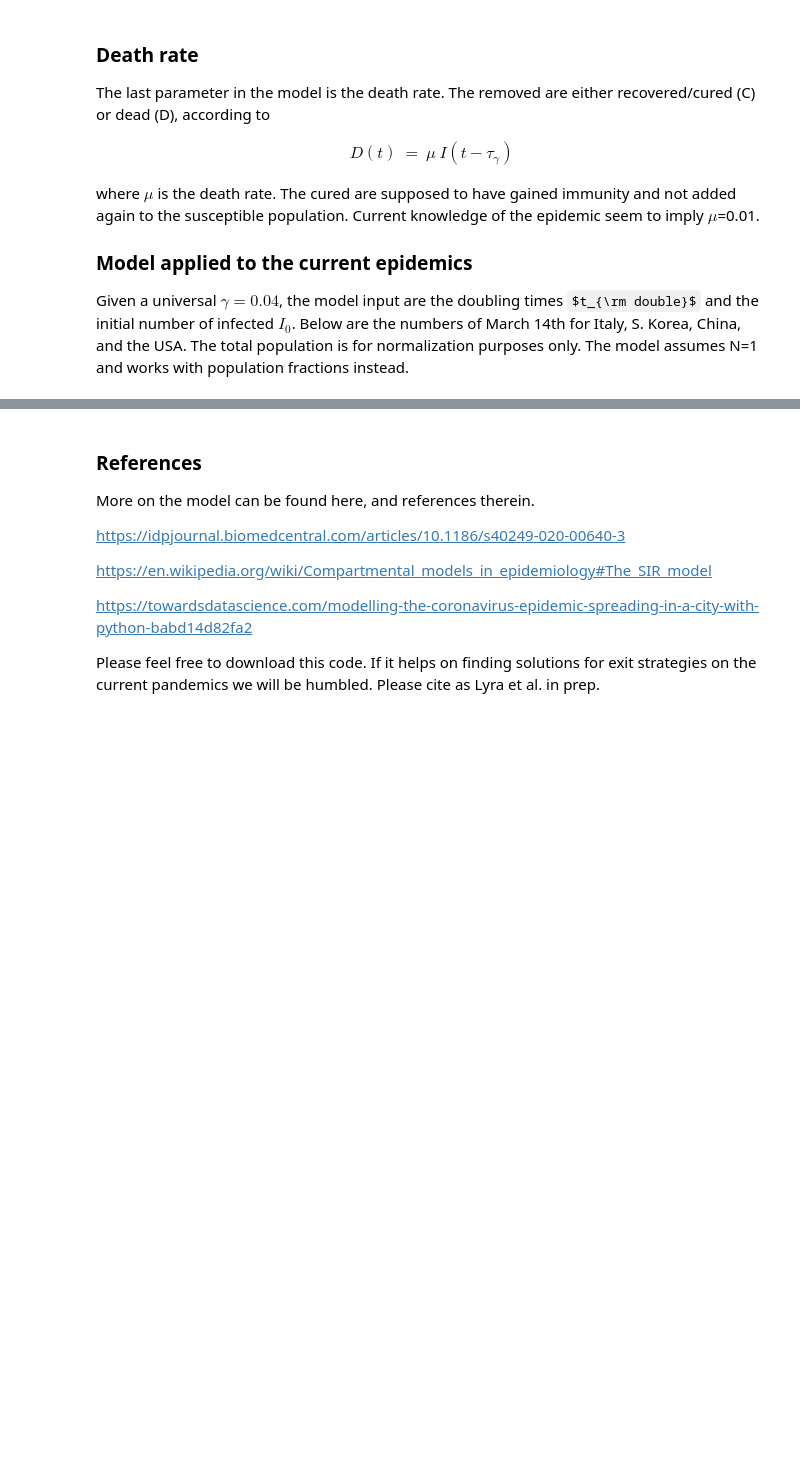
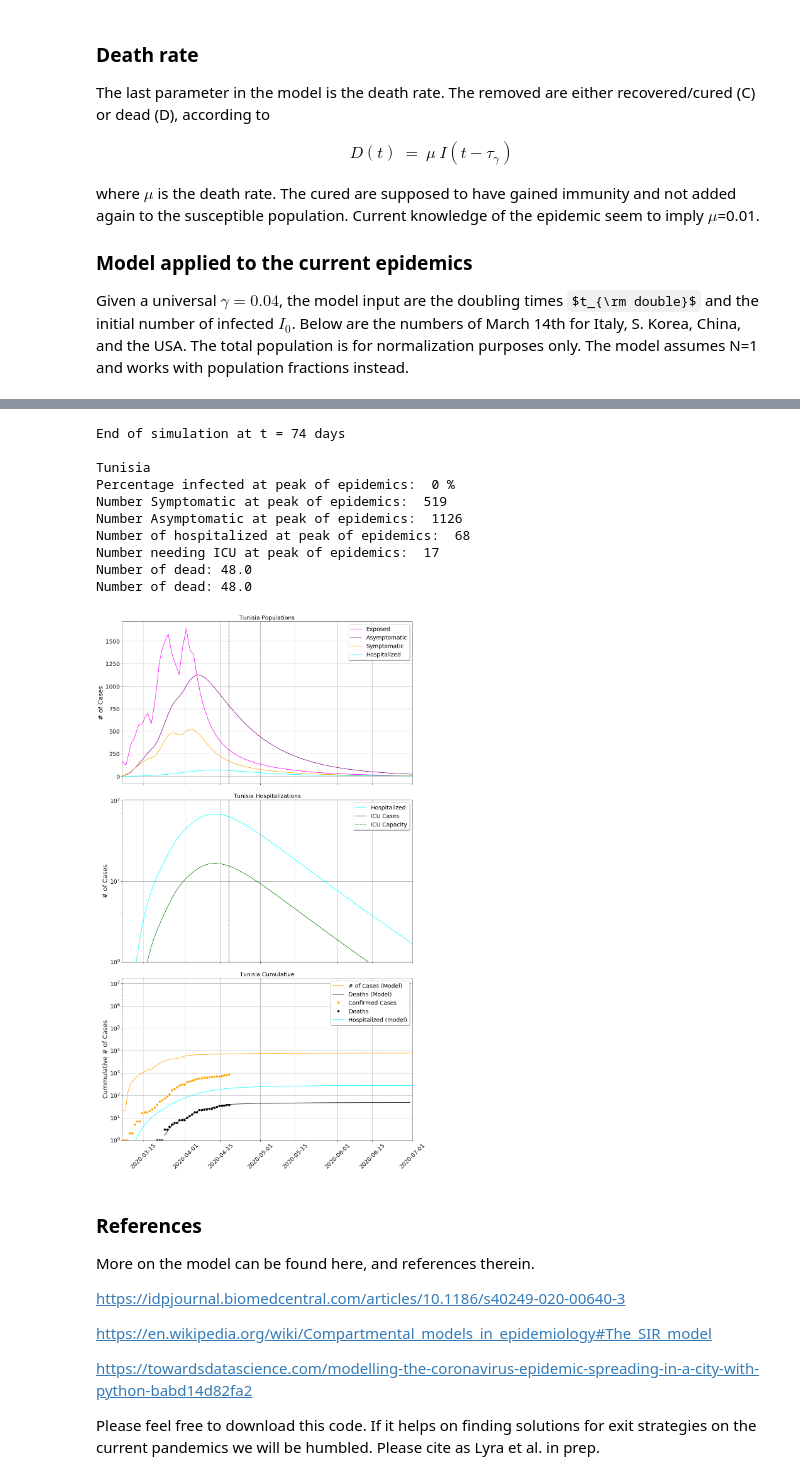
Before and after one commit to wlyra/covid19, a Jupyter notebook: covid19_SEIR.ipynb, the cells around one changed output, grey strips where cells are left out. Cells and saved outputs as stored; diff of their text form; code cells hidden in the pictures; some formulas as TeX source; blank space fills up the shorter version.

```diff
--- a/covid19_SEIR.ipynb
+++ b/covid19_SEIR.ipynb
@@ -1247,8 +1271,20 @@ def RK3(f):
 #country = select_country('Germany')
 #plottage(country,RK3(country))
 # %%
-#country = select_country('Tunisia')
-#plottage(country,RK3(country))
+country = select_country('Tunisia')
+plottage(country,RK3(country))
+# %% [output]
+End of simulation at t = 74 days
+
+Tunisia
+Percentage infected at peak of epidemics:  0 %
+Number Symptomatic at peak of epidemics:  519
+Number Asymptomatic at peak of epidemics:  1126
+Number of hospitalized at peak of epidemics:  68
+Number needing ICU at peak of epidemics:  17
+Number of dead: 48.0
+Number of dead: 48.0
+[figure, added]
 # %%
 #country = select_country('Canada')
 #plottage(country,RK3(country))
```
Also changed, not shown: parts of 3 cells of this notebook, 5 other files.
